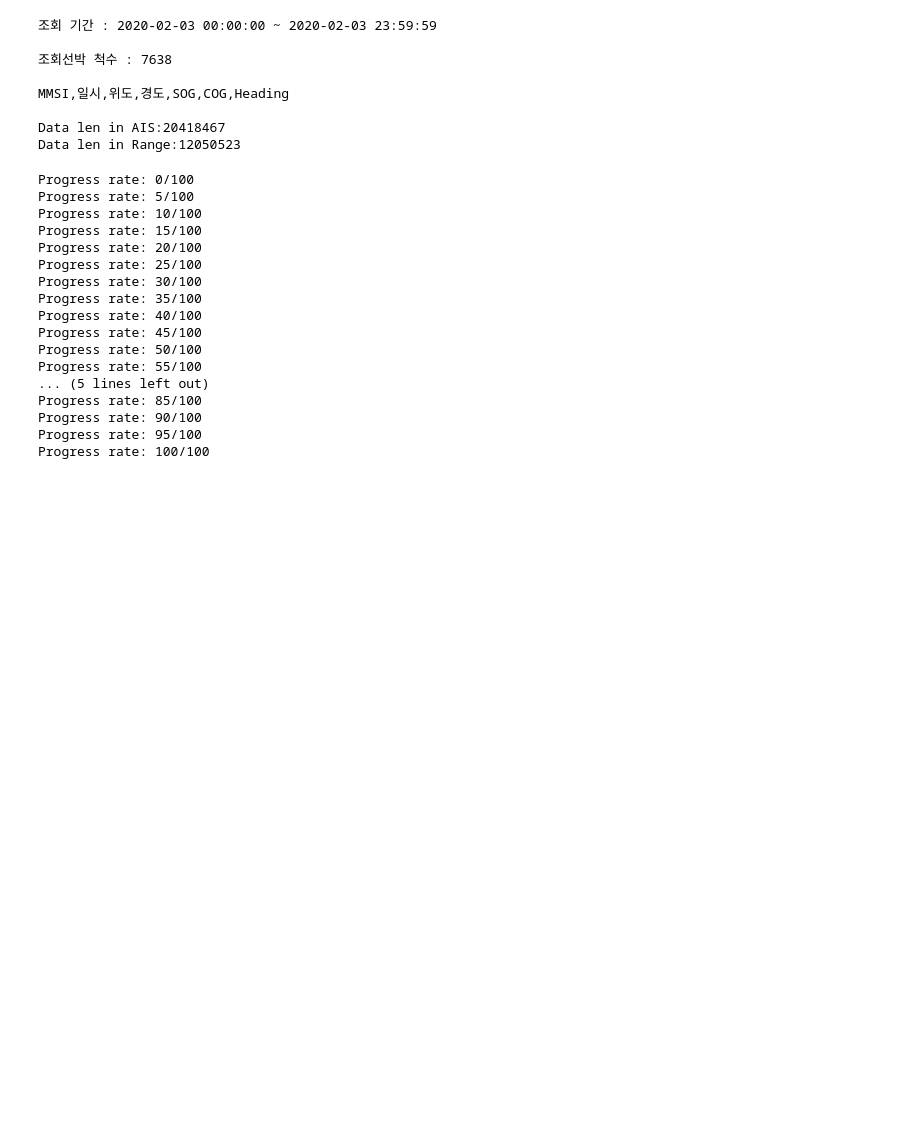
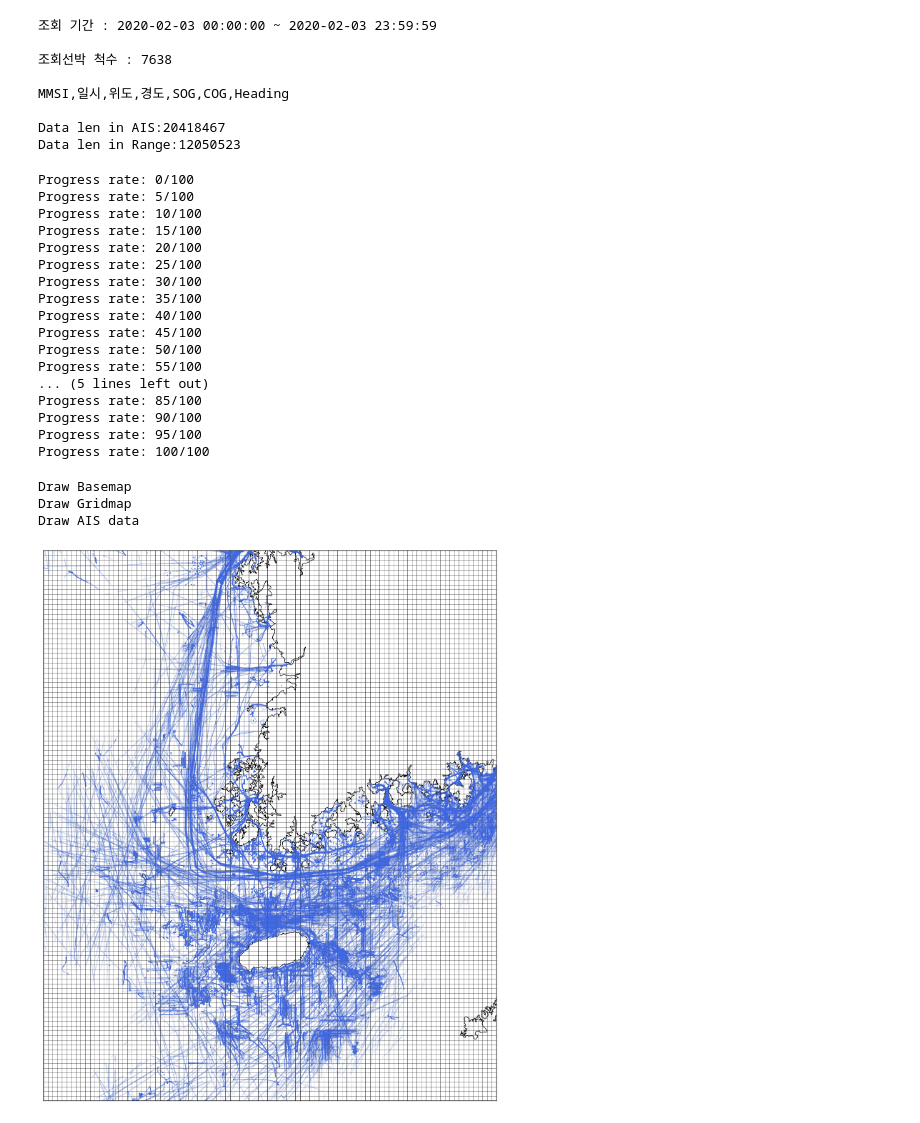
Before and after one commit to Predicting-marine-traffic-conditions/Predict-Maritime-Congestion_Sol2, a Jupyter notebook: GridRouteWeight.ipynb, the cells around one changed output. Saved outputs shown, nothing was run; the diff lists cells and outputs as text; code cells hidden in the pictures; blank space fills up the shorter version.

```diff
--- a/GridRouteWeight.ipynb
+++ b/GridRouteWeight.ipynb
@@ -116,16 +116,17 @@ def draw_basemap_grid(lats, lons, m):
     return poly
 # %%
 DATA_DIR = "data/AIS/"
+DATA_NAME = 'Dynamic_20200203.csv'
 skiprow_count = 3
 
-f = open(DATA_DIR+'Dynamic_20200203.csv', 'r', encoding='cp949')
+f = open(DATA_DIR+DATA_NAME, 'r', encoding='cp949')
 for i in range(0, skiprow_count):
     line = f.readline()
     if not line: break
     print(line)
 f.close()
 
-ais = pd.read_csv(DATA_DIR+'Dynamic_20200203.csv',
+ais = pd.read_csv(DATA_DIR+DATA_NAME,
                   encoding='cp949', sep='\s+|,', engine='python',
                   skiprows=range(0, skiprow_count),
                   names=['MMSI','일자', '시간', '위도','경도', 'SOG', 'COG', 'Heading'])
@@ -176,28 +175,33 @@ for per_ais in ais_dict
 # %%
 print('Draw Basemap')
 f = plt.figure(figsize=[20,20])
 m = Basemap(llcrnrlon = base_lon[0], llcrnrlat = base_lat[0],
             urcrnrlon = base_lon[1], urcrnrlat = base_lat[1],
             resolution='h', projection='merc',)
 m.drawcoastlines()
 m.drawcountries()
 m.drawmapboundary()
 m.shadedrelief()
 
 print('Draw Gridmap')
 grid_map = {}
 for ilon in range(1, len(grid_lon)):
     for ilat in range(1, len(grid_lat)):
         lats = [grid_lat[ilat-1], grid_lat[ilat], grid_lat[ilat], grid_lat[ilat-1]]
         lons = [grid_lon[ilon-1], grid_lon[ilon-1], grid_lon[ilon], grid_lon[ilon]]
         p = draw_basemap_grid(lats, lons, m)
-        key = '(%d,%d)'%(ilon-1, ilat-1)
-        grid_map[key] = [p, [], '', 0, 0, 0, 0]
+        key = '(%f,%f)'%(grid_lat[ilat-1], grid_lon[ilon-1])
+        grid_map[key] = [p, [], '', 0, 0, 0, 0]  # NESW
 
 print('Draw AIS data')
 ais_lons = ais.경도.tolist()
 ais_lats = ais.위도.tolist()
 
 ais_lons, ais_lats = m(ais_lons, ais_lats)
 plt.plot(ais_lons, ais_lats, 'o', c='royalblue', alpha=0.1, markersize=0.2)
 plt.show()
+# %% [output]
+Draw Basemap
+Draw Gridmap
+Draw AIS data
+[figure, added]
```
Also changed, not shown: parts of 10 cells of this notebook, 2 other files.
